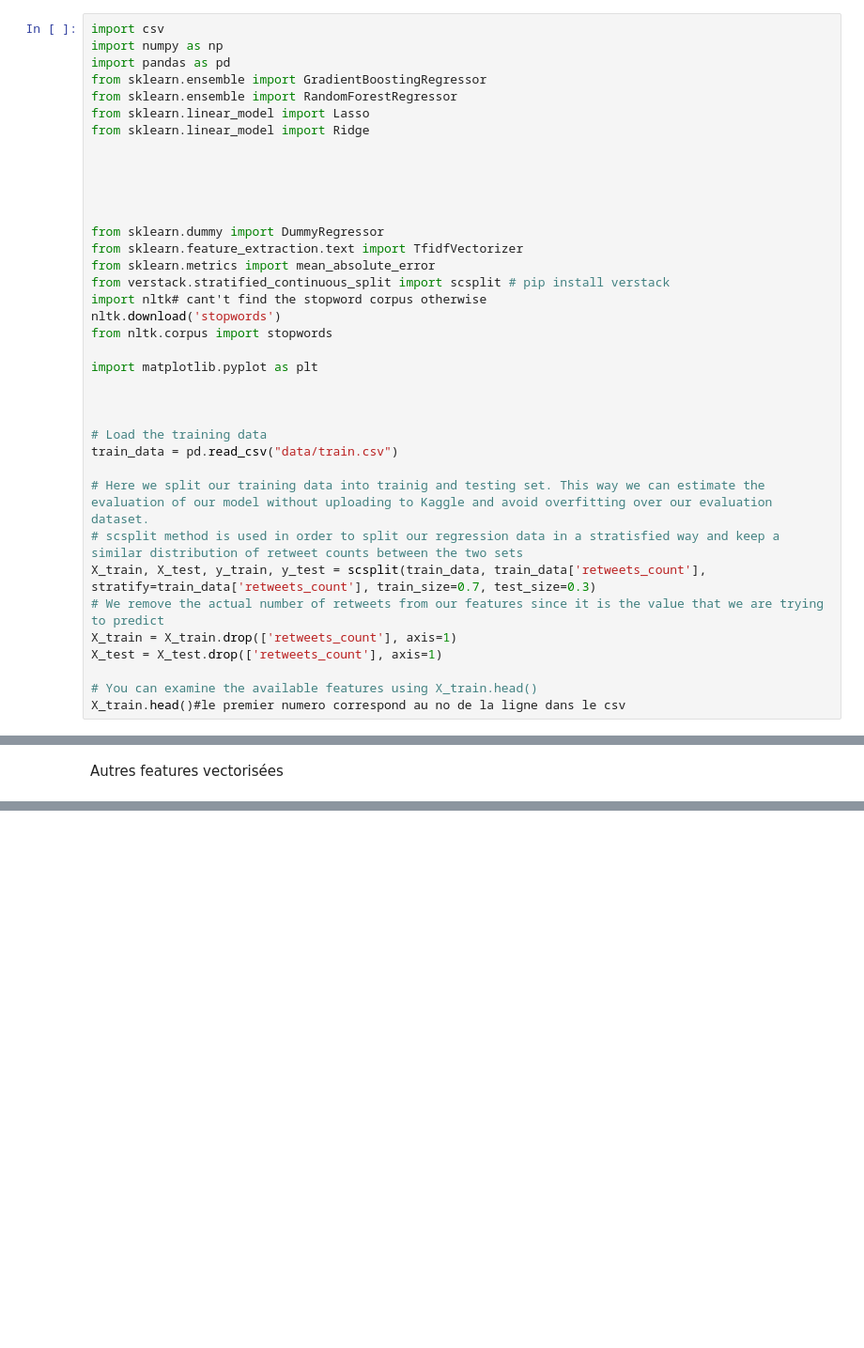
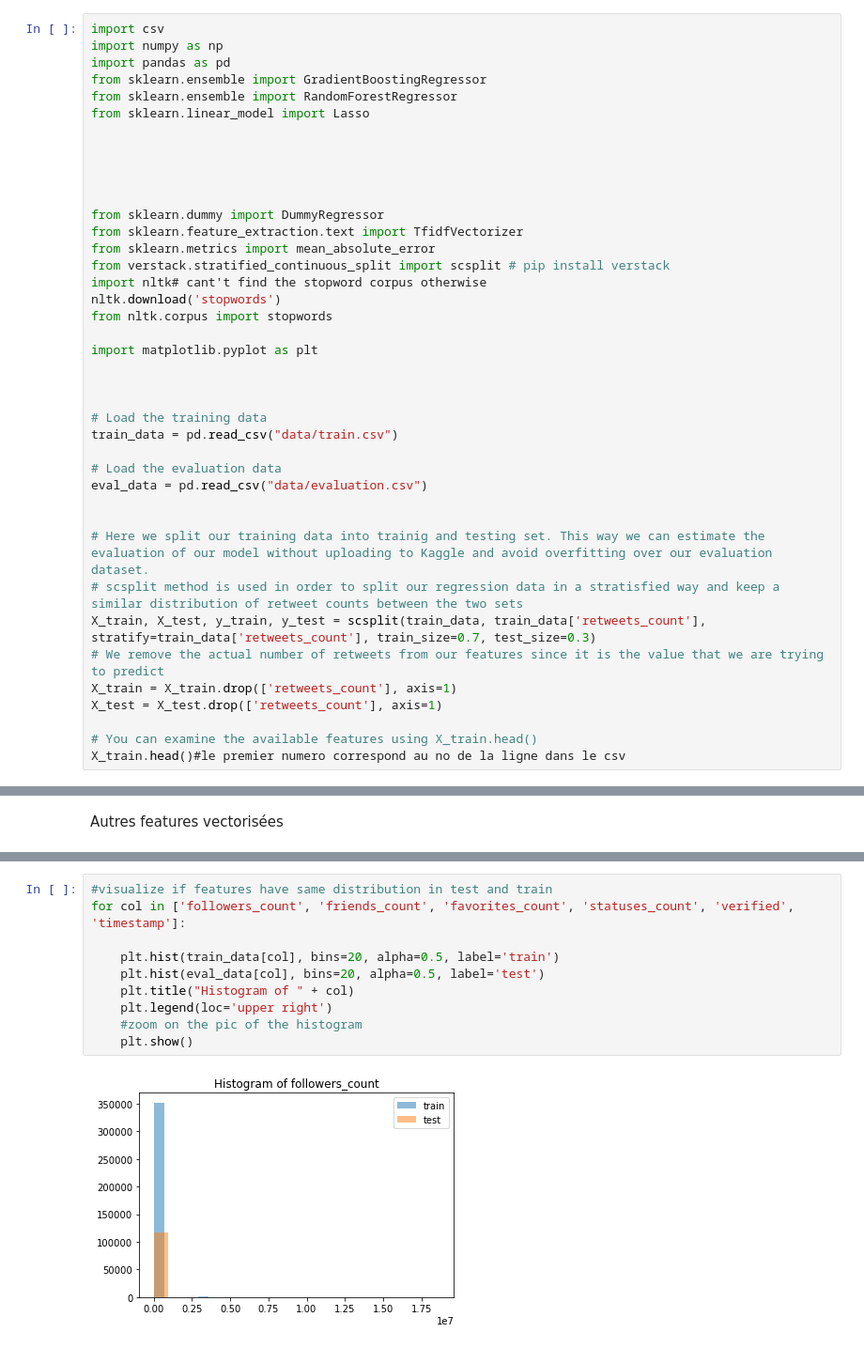
Before and after one commit to antoinegleisberg/INF554_kaggle, a Jupyter notebook: Marian.ipynb, the cells around one changed output, grey strips where cells are left out. Shown: that part at 94% size. Saved outputs shown, nothing was run; the diff lists cells and outputs as text; blank space fills up the shorter version.

```diff
--- a/Marian.ipynb
+++ b/Marian.ipynb
@@ -9,7 +9,6 @@ import pandas as pd
 from sklearn.ensemble import GradientBoostingRegressor
 from sklearn.ensemble import RandomForestRegressor
 from sklearn.linear_model import Lasso
-from sklearn.linear_model import Ridge
 
 
 
@@ -30,6 +29,10 @@ import matplotlib.pyplot as plt
 # Load the training data
 train_data = pd.read_csv("data/train.csv")
 
+# Load the evaluation data
+eval_data = pd.read_csv("data/evaluation.csv")
+
+
 # Here we split our training data into trainig and testing set. This way we can estimate the evaluation of our model without uploading to Kaggle and avoid overfitting over our evaluation dataset.
 # scsplit method is used in order to split our regression data in a stratisfied way and keep a similar distribution of retweet counts between the two sets
 X_train, X_test, y_train, y_test = scsplit(train_data, train_data['retweets_count'], stratify=train_data['retweets_count'], train_size=0.7, test_size=0.3)
@@ -194,0 +253,12 @@ KeyboardInterrupt:
+# %%
+#visualize if features have same distribution in test and train
+for col in ['followers_count', 'friends_count', 'favorites_count', 'statuses_count', 'verified', 'timestamp']:
+
+    plt.hist(train_data[col], bins=20, alpha=0.5, label='train')
+    plt.hist(eval_data[col], bins=20, alpha=0.5, label='test')
+    plt.title("Histogram of " + col)
+    plt.legend(loc='upper right')
+    #zoom on the pic of the histogram
+    plt.show()
+# %% [output]
+[figure, added]
```
Also changed, not shown: parts of 29 cells of this notebook.
